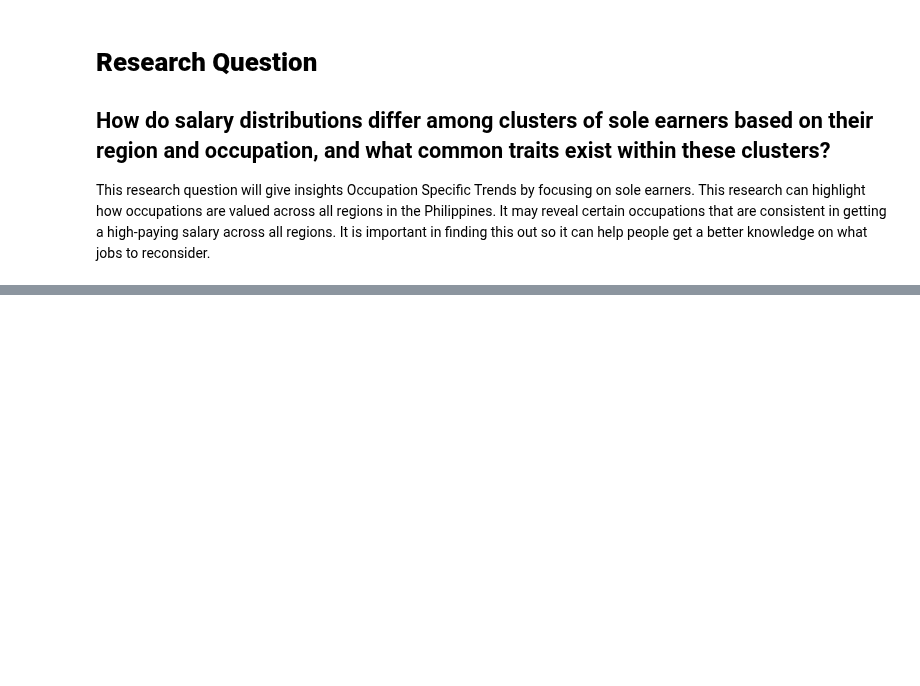
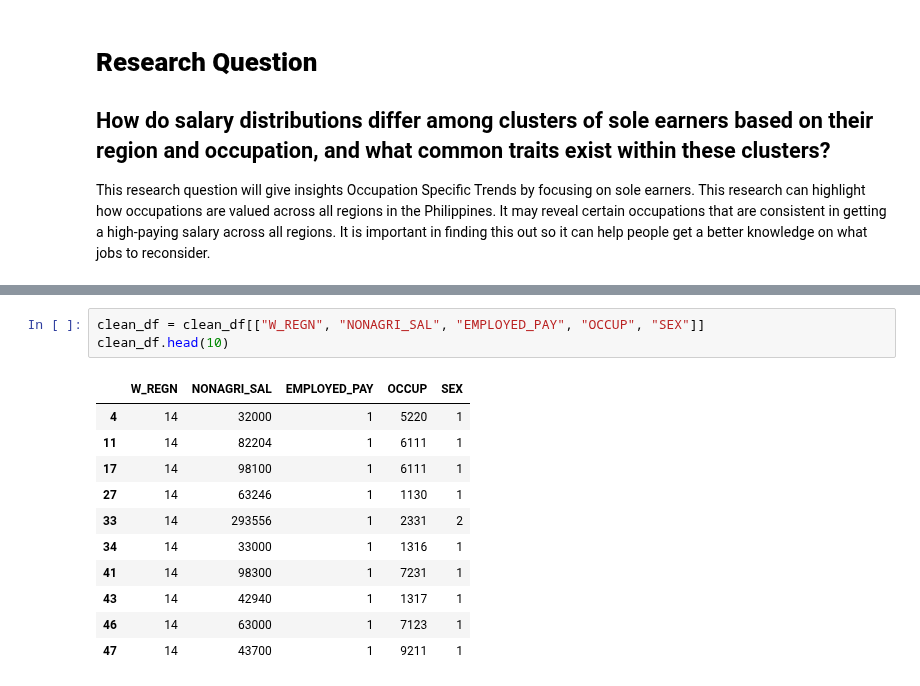
Before and after one commit to chiwasushuba/CSMODEL-Project, a Jupyter notebook: [Phase 2].ipynb, the cells around one changed output, grey strips where cells are left out. Saved outputs shown, nothing was run; the diff lists cells and outputs as text; blank space fills up the shorter version.

```diff
--- a/[Phase 2].ipynb
+++ b/[Phase 2].ipynb
@@ -1050,0 +1073,15 @@ This research question will give insights Occupation Specific Trends by focusing
+# %%
+clean_df = clean_df[["W_REGN", "NONAGRI_SAL", "EMPLOYED_PAY", "OCCUP", "SEX"]]
+clean_df.head(10)
+# %% [output]
+|  | W_REGN | NONAGRI_SAL | EMPLOYED_PAY | OCCUP | SEX |
+| 4 | 14 | 32000 | 1 | 5220 | 1 |
+| 11 | 14 | 82204 | 1 | 6111 | 1 |
+| 17 | 14 | 98100 | 1 | 6111 | 1 |
+| 27 | 14 | 63246 | 1 | 1130 | 1 |
+| 33 | 14 | 293556 | 1 | 2331 | 2 |
+| 34 | 14 | 33000 | 1 | 1316 | 1 |
+| 41 | 14 | 98300 | 1 | 7231 | 1 |
+| 43 | 14 | 42940 | 1 | 1317 | 1 |
+| 46 | 14 | 63000 | 1 | 7123 | 1 |
+| 47 | 14 | 43700 | 1 | 9211 | 1 |
```
Also changed, not shown: parts of 15 cells of this notebook.
